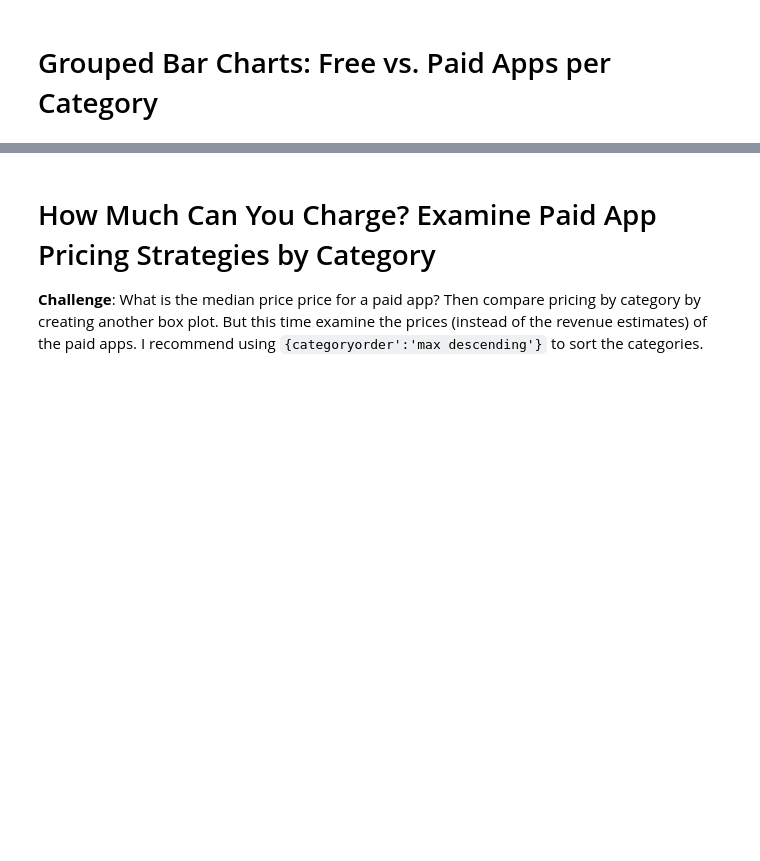
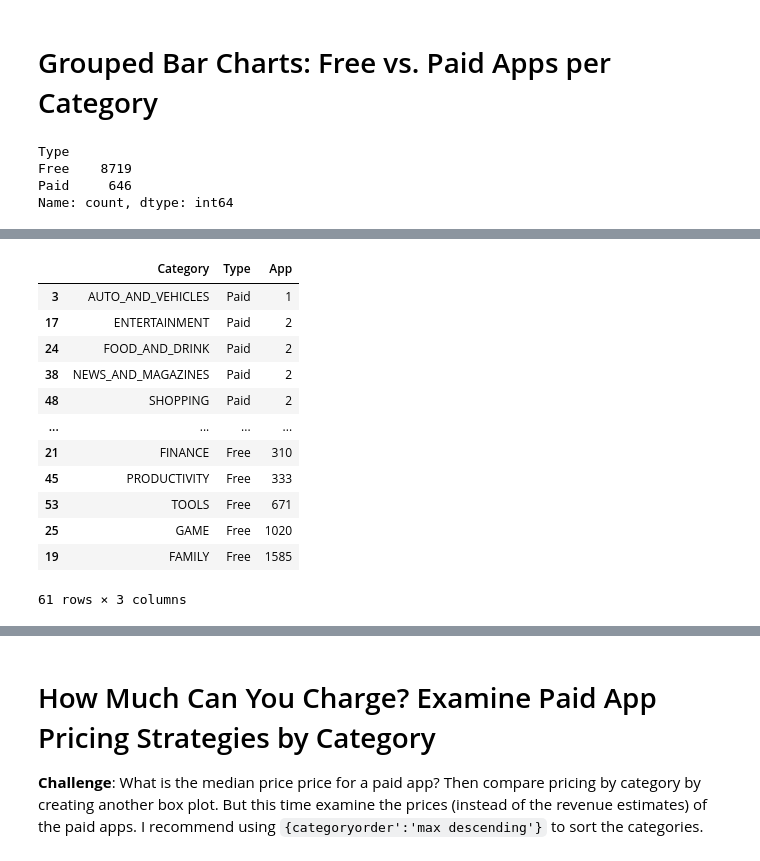
Before and after one commit to marcoman/experimental-100, a Jupyter notebook: 71-80/76/start/Google Play Store App Analytics (start).ipynb, the cells around one changed output, grey strips where cells are left out. Saved outputs shown, nothing was run; the diff lists cells and outputs as text; code cells hidden in the pictures; blank space fills up the shorter version.

```diff
--- a/71-80/76/start/Google Play Store App Analytics (start).ipynb
+++ b/71-80/76/start/Google Play Store App Analytics (start).ipynb
@@ -700,5 +835,12 @@ Try experimenting with the built in colour scales in Plotly. You can find a full
 # %% [markdown]
 # Grouped Bar Charts: Free vs. Paid Apps per Category
+# %%
+df_apps_cleaner.Type.value_counts()
+# %% [output]
+Type
+Free    8719
+Paid     646
+Name: count, dtype: int64
 # %% [markdown]
 **Challenge**: Use the plotly express bar [chart examples](https://plotly.com/python/bar-charts/#bar-chart-with-sorted-or-ordered-categories) and the [.bar() API reference](https://plotly.com/python-api-reference/generated/plotly.express.bar.html#plotly.express.bar) to create this bar chart:
 
@@ -707,3 +849,20 @@ Try experimenting with the built in colour scales in Plotly. You can find a full
 You'll want to use the `df_free_vs_paid` DataFrame that you created above that has the total number of free and paid apps per category.
 
 See if you can figure out how to get the look above by changing the `categoryorder` to 'total descending' as outlined in the documentation here [here](https://plotly.com/python/categorical-axes/#automatically-sorting-categories-by-name-or-total-value).
+# %%
+df_free_vs_paid = df_apps_cleaner.groupby(['Category', 'Type'], as_index=False).agg({'App': pd.Series.count})
+df_free_vs_paid.sort_values(['App'], ascending=True)
+# %% [output]
+|  | Category | Type | App |
+| 3 | AUTO_AND_VEHICLES | Paid | 1 |
+| 17 | ENTERTAINMENT | Paid | 2 |
+| 24 | FOOD_AND_DRINK | Paid | 2 |
+| 38 | NEWS_AND_MAGAZINES | Paid | 2 |
+| 48 | SHOPPING | Paid | 2 |
+| ... | ... | ... | ... |
+| 21 | FINANCE | Free | 310 |
+| 45 | PRODUCTIVITY | Free | 333 |
+| 53 | TOOLS | Free | 671 |
+| 25 | GAME | Free | 1020 |
+| 19 | FAMILY | Free | 1585 |
+61 rows × 3 columns
```
Also changed, not shown: parts of 16 cells of this notebook, 1 other file.
